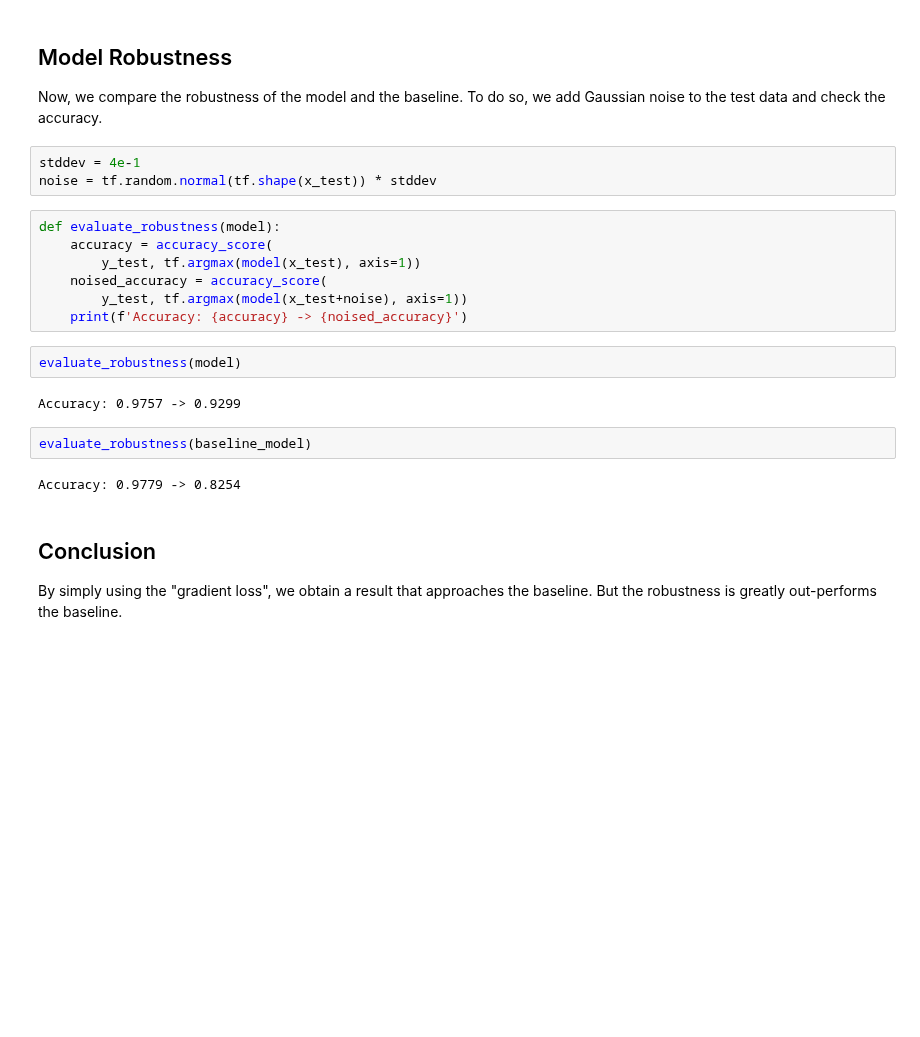
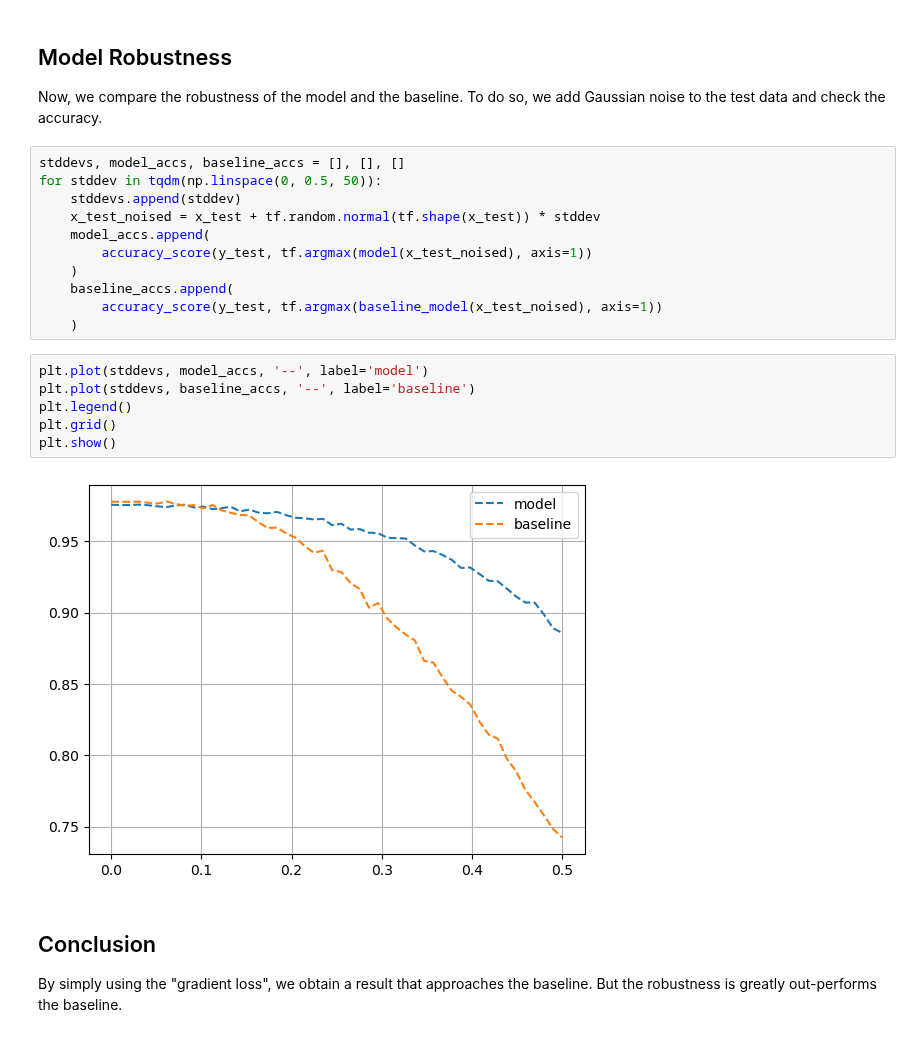
Before and after one commit to shuiruge/entropy, a Jupyter notebook: actions/MNIST.ipynb, the cells around one changed output. Drawn from its saved outputs; the diff is of its cells as text; blank space fills up the shorter version.

```diff
--- a/actions/MNIST.ipynb
+++ b/actions/MNIST.ipynb
@@ -129,24 +128,25 @@ evaluate(baseline_model)
 ## Model Robustness
 
 Now, we compare the robustness of the model and the baseline. To do so, we add Gaussian noise to the test data and check the accuracy.
-# %%
-stddev = 4e-1
-noise = tf.random.normal(tf.shape(x_test)) * stddev
-# %%
-def evaluate_robustness(model):
-    accuracy = accuracy_score(
-        y_test, tf.argmax(model(x_test), axis=1))
-    noised_accuracy = accuracy_score(
-        y_test, tf.argmax(model(x_test+noise), axis=1))
-    print(f'Accuracy: {accuracy} -> {noised_accuracy}')
-# %%
-evaluate_robustness(model)
-# %% [output]
-Accuracy: 0.9757 -> 0.9299
-# %%
-evaluate_robustness(baseline_model)
-# %% [output]
-Accuracy: 0.9779 -> 0.8254
+# %%
+stddevs, model_accs, baseline_accs = [], [], []
+for stddev in tqdm(np.linspace(0, 0.5, 50)):
+    stddevs.append(stddev)
+    x_test_noised = x_test + tf.random.normal(tf.shape(x_test)) * stddev
+    model_accs.append(
+        accuracy_score(y_test, tf.argmax(model(x_test_noised), axis=1))
+    )
+    baseline_accs.append(
+        accuracy_score(y_test, tf.argmax(baseline_model(x_test_noised), axis=1))
+    )
+# %%
+plt.plot(stddevs, model_accs, '--', label='model')
+plt.plot(stddevs, baseline_accs, '--', label='baseline')
+plt.legend()
+plt.grid()
+plt.show()
+# %% [output]
+[figure, added]
 # %% [markdown]
 ## Conclusion
 
```
Also changed, not shown: parts of 1 cell of this notebook, 2 other files.
